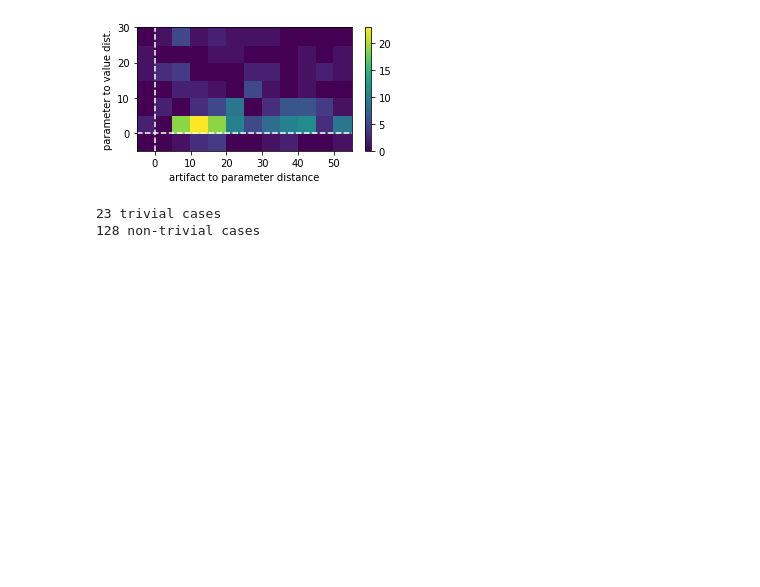
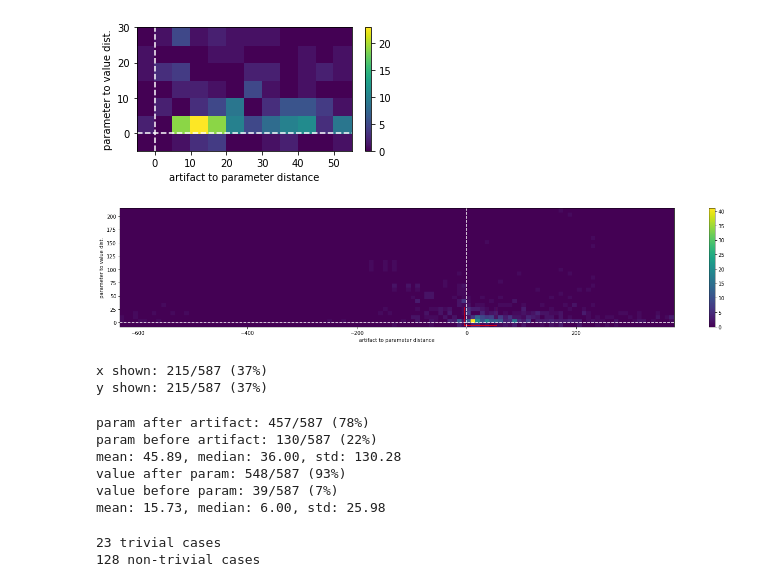
Before and after one commit to IllDepence/hyperpie, a Jupyter notebook: code/scripts/data_analysis/annot_stats_pilot.ipynb, the cells around one changed output. Drawn from its saved outputs; the diff is of its cells as text; code cells hidden in the pictures; blank space fills up the shorter version.

Commit message:
extend analysis of inital annotation round data

```diff
--- a/code/scripts/data_analysis/annot_stats_pilot.ipynb
+++ b/code/scripts/data_analysis/annot_stats_pilot.ipynb
@@ -8,6 +10,6 @@ import matplotlib.pyplot as plt
 from collections import defaultdict
 # %%
-base_path = '../../data/annot_pilot'
+base_path = '../../../data/annot_pilot'
 fig_path = 'figures_pilot'
 if not os.path.exists(fig_path):
     os.makedirs(fig_path)
@@ -374,6 +376,71 @@ plt.savefig(
 plt.show()
 # %% [output]
 [figure]
+# %%
+fig, ax = plt.subplots(figsize=(20, 4))
+h = ax.hist2d(
+    [d[0] for d in annotation_dists['apv']],
+    [d[1] for d in annotation_dists['apv']],
+    bins=(120, 30))
+fig.colorbar(h[3], ax=ax)
+# ax.set_title('artifact to parameter to value distance')
+ax.set_xlabel('artifact to parameter distance')
+ax.set_ylabel('parameter to value dist.')
+ax.axhline(0, linestyle='--', color='w')
+ax.axvline(0, linestyle='--', color='w')
+# Add a red rectangle to the plot
+rect = mpatches.Rectangle((-5, -5), 60, 35, linewidth=1, edgecolor='r', facecolor='none')
+ax.add_patch(rect)
+# ax.set_facecolor('#440154')
+plt.tight_layout()
+plt.savefig(
+    os.path.join(fig_path, 'stats_artifact_param_value_distance_full.pdf'),
+    dpi=300,
+    format='pdf'
+)
+plt.show()
+# %% [output]
+[figure, added]
+# %%
+dist_all = len([d[0] for d in annotation_dists['apv']])
+dists_shown_x = len([
+    d[0] for d in annotation_dists['apv'] if xlim[0] <= d[0] <= xlim[1] and ylim[0] <= d[1] <= ylim[1]
+])
+dists_shown_y = len([
+    d[1] for d in annotation_dists['apv'] if xlim[0] <= d[0] <= xlim[1] and ylim[0] <= d[1] <= ylim[1]
+])
+
+print(
+    f'x shown: {dists_shown_x}/{dist_all} ({100*dists_shown_x/dist_all:.0f}%)\n'
+    f'y shown: {dists_shown_y}/{dist_all} ({100*dists_shown_y/dist_all:.0f}%)\n'
+)
+# %% [output]
+x shown: 215/587 (37%)
+y shown: 215/587 (37%)
+# %%
+dist_ap_pos = len([d[0] for d in annotation_dists['apv'] if d[0] > 0])
+dist_ap_neg = len([d[0] for d in annotation_dists['apv'] if d[0] < 0])
+dist_pv_pos = len([d[1] for d in annotation_dists['apv'] if d[1] > 0])
+dist_pv_neg = len([d[1] for d in annotation_dists['apv'] if d[1] < 0])
+print(
+    f'param after artifact: {dist_ap_pos}/{dist_all} ({100*dist_ap_pos/dist_all:.0f}%)\n'
+    f'param before artifact: {dist_ap_neg}/{dist_all} ({100*dist_ap_neg/dist_all:.0f}%)\n'
+    f'mean: {np.mean([d[0] for d in annotation_dists["apv"]]):.2f}, '
+    f'median: {np.median([d[0] for d in annotation_dists["apv"]]):.2f}, '
+    f'std: {np.std([d[0] for d in annotation_dists["apv"]]):.2f}\n'
+    f'value after param: {dist_pv_pos}/{dist_all} ({100*dist_pv_pos/dist_all:.0f}%)\n'
+    f'value before param: {dist_pv_neg}/{dist_all} ({100*dist_pv_neg/dist_all:.0f}%)\n'
+    f'mean: {np.mean([d[1] for d in annotation_dists["apv"]]):.2f}, '
+    f'median: {np.median([d[1] for d in annotation_dists["apv"]]):.2f}, '
+    f'std: {np.std([d[1] for d in annotation_dists["apv"]]):.2f}\n'
+)
+# %% [output]
+param after artifact: 457/587 (78%)
+param before artifact: 130/587 (22%)
+mean: 45.89, median: 36.00, std: 130.28
+value after param: 548/587 (93%)
+value before param: 39/587 (7%)
+mean: 15.73, median: 6.00, std: 25.98
 # %%
 # determine “trivial” text segments where there’s only a single connected set of artifact, parameter, and value
 # and no other annotations
```
Also changed, not shown: parts of 1 cell of this notebook, 1 other file.
